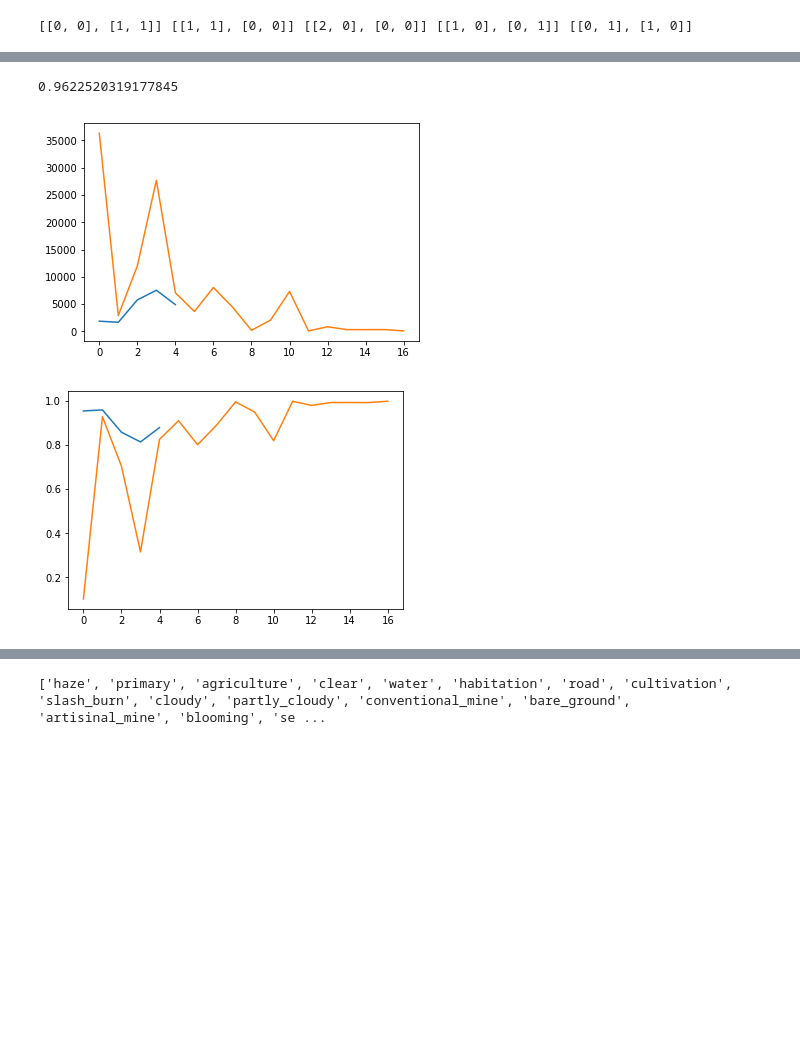
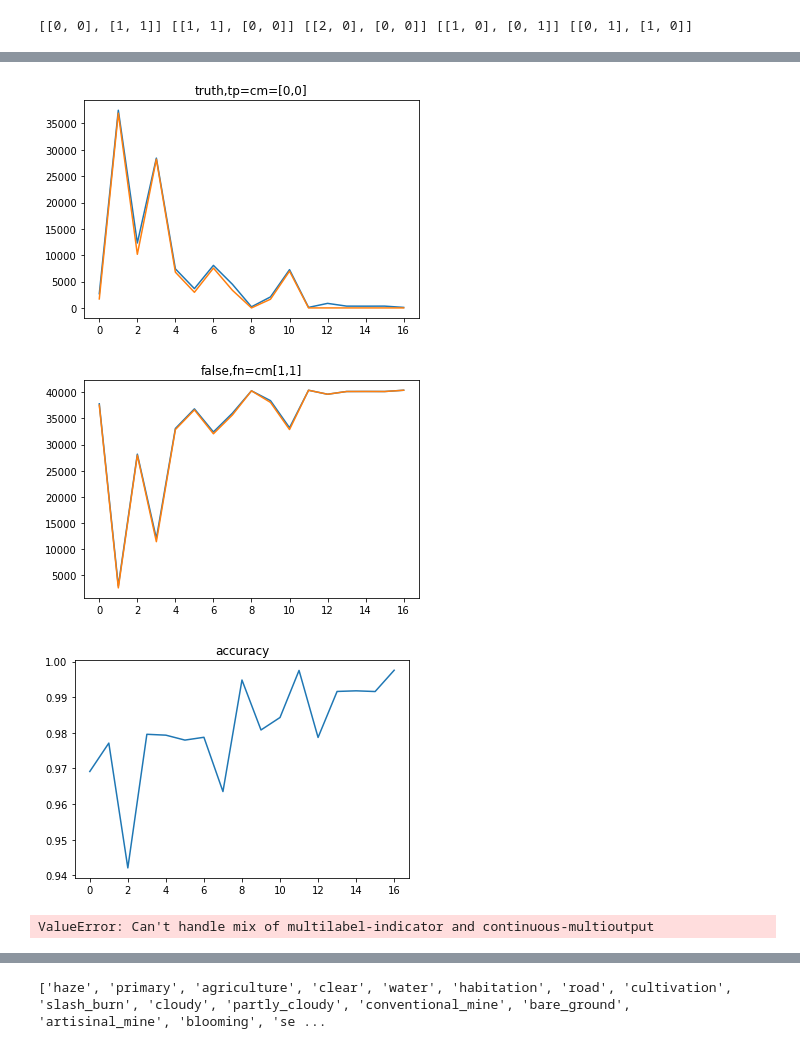
Before and after one commit to SorokinV/Kaggle-2017-04-Brazil-Amazon, a Jupyter notebook: Jupyter-Net/a-basin-V4-Alex-TIF-fs-loop.ipynb, the cells around one changed output, grey strips where cells are left out. Cells and saved outputs as stored; diff of their text form; code cells hidden in the pictures; blank space fills up the shorter version.

```diff
--- a/Jupyter-Net/a-basin-V4-Alex-TIF-fs-loop.ipynb
+++ b/Jupyter-Net/a-basin-V4-Alex-TIF-fs-loop.ipynb
@@ -378,13 +378,16 @@ print(datetime.datetime.now())
 ##for fs in [range(5,8),range(8,9),range(9,11),range(11,17)] :
 ##for fs in [range(5,8)] :
 #for fs in [range(8,9)] :
-for fs in [range(6,7)] : #,range(12,13),range(13,14),range(14,15),range(15,16),range(16,17)] :
+#for fs in [range(6,7),range(2,3),range(3,4),range(10,11),range(4,5)] :
+for fs in [[xx] for xx in [7,0,5,1,2,4,10]] :
 
     trYY = trY[:,fs]
     mf   = modelFiles[fs[0]];
     print(fs,gpu_memory(),mf)
 
     gpu_mem.append(gpu_memory())
+
+    K.clear_session()
 
     if not os.path.exists(mf) :
         iSize, rSize, result = (trX.shape[1],trX.shape[2],trX.shape[3]), trYY.shape[1], []
@@ -405,7 +408,7 @@ for fs in [range(6,7)] : #,range(12,13),range(13,14),range(14,15),range(15,16),r
 
     hist1  = model10.fit(trX,trYY,
                         epochs=epochs, batch_size=batch_size,
-                        validation_split=0.10,
+                        validation_split=0.25,
                         callbacks=[early_stopping,checkpoint], #,reduce_lr],
                         verbose=verbose)
     if True : #False :
@@ -414,7 +417,7 @@ for fs in [range(6,7)] : #,range(12,13),range(13,14),range(14,15),range(15,16),r
         model10.save_weights('../Data-Keras/Models/AlexTIFLoop/model-Alex-weights-fs='+str(fs[0])+'-64x64x6-tif.h5')
     print(datetime.datetime.now(), fs[0])
     del model10
-
+    K.clear_session()
 
 print(datetime.datetime.now())
 # %% [output]
@@ -693,3 +547,20 @@ def estimateResult (tThruth, tPredict) :
                     len(tThruth[tThruth[:,i]==1]), len(tThruth[tThruth[:,i]==0]),
                     cm[0,0], cm[1,1],cm[0,1]+cm[1,0]))
     return(np.array(res))
+# %%
+def buildResult( trX, modelFileNames, batch_size=batch_size, debugOK=False ) :
+    i, tResult = 0, np.zeros((trX.shape[0],len(modelFileNames)))
+    if debugOK : print(tResult.shape)
+    K.clear_session()
+    for mf in modelFileNames :
+        gpu_mem.append(gpu_memory())
+        #model11  = Sequential();
+        model11  = load_model(mf);
+        gpu_mem.append(gpu_memory())
+        tPredict = model11.predict(trX, batch_size=batch_size)
+        if debugOK : print(i,tPredict.shape,tPredict[0:2].tolist())
+        tResult[:,i] = tPredict[:,0]; i+=1;
+        gpu_mem.append(gpu_memory())
+        del model11
+        K.clear_session()
+    return(tResult)
@@ -695,0 +579,5 @@ def estimateResult (tThruth, tPredict) :
+# %%
+gpu_mem = []
+#trPr0 = buildResult(trX,modelFiles[:11],debugOK=True)
+#trPr1 = buildResult(trX,modelFiles[11:],debugOK=True)
+trPr   = buildResult(trX,modelFiles,debugOK=True)
@@ -718,7 +666,3 @@ fres = estimateResult(trY,getProb01(trPr))
 14 acc=0.991798216359 roc=0.5 not=332 yes=0 no=40147 true=40147 all-1-0=(0.0000-1.0000)
 15 acc=0.991600583018 roc=0.5 not=340 yes=0 no=40139 true=40139 all-1-0=(0.0000-1.0000)
 16 acc=0.997578991576 roc=0.5 not=98 yes=0 no=40381 true=40381 all-1-0=(0.0000-1.0000)
-# %%
-38951.0/40479
-# %% [output]
-0.9622520319177845
@@ -725,10 +671,16 @@ fres = estimateResult(trY,getProb01(trPr))
 # %%
-plt.plot([x[4] for x in fresList[-1]]);
-plt.plot([x[4] for x in fresList[-2]]);
+plt.plot([x[4] for x in fres]);
+plt.plot([x[6] for x in fres]);
+plt.title('truth,tp=cm=[0,0]')
 plt.show()
-plt.plot([x[2] for x in fresList[-1]]);
-plt.plot([x[2] for x in fresList[-2]]);
+plt.title('false,fn=cm[1,1]')
+plt.plot([x[5] for x in fres]);
+plt.plot([x[7] for x in fres]);
 plt.show()
+plt.title('accuracy')
+plt.plot([x[2] for x in fres]);
+plt.show()
 # %% [output]
-[figure, old version]
+[figure, new version]
-[figure, old version]
+[figure, new version]
+[figure, added]
@@ -737,3 +687,8 @@ model.load_weights('../Data-Keras/train-model-2D-2-v2-loop-weights.h5') ## verif
+# %%
+#fbeta_pred(trPr,trY)
+fbeta_score(trY,trPr,beta=2)
+# %% [output]
+ValueError: Can't handle mix of multilabel-indicator and continuous-multioutput
 # %%
 # Forming output dataset for predicting --> trOX, trOY
 del(trX)
```
Also changed, not shown: parts of 42 cells of this notebook, 2 other files.
